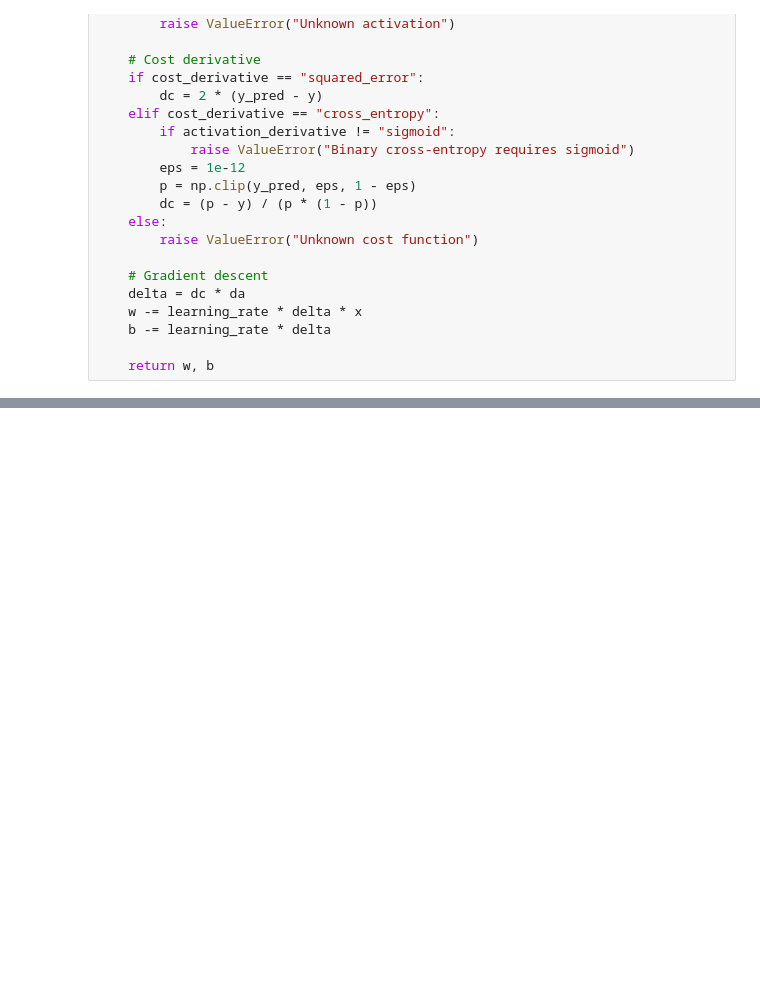
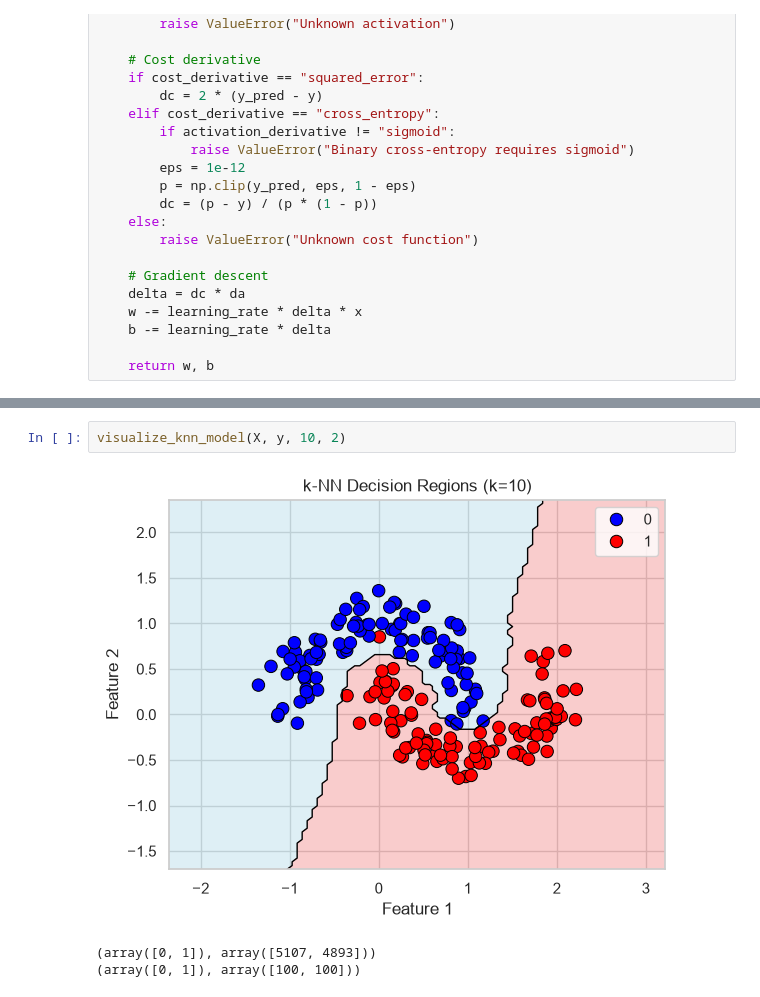
Before and after one commit to hammer-hao/CS6620-HW3, a Jupyter notebook: HW3.ipynb, the cells around one changed output, grey strips where cells are left out. Drawn from its saved outputs; the diff is of its cells as text; blank space fills up the shorter version.

```diff
--- a/HW3.ipynb
+++ b/HW3.ipynb
@@ -153,0 +199,6 @@ def train_neuron(training_record, learning_rate, w, b,
+# %%
+visualize_knn_model(X, y, 10, 2)
+# %% [output]
+[figure, added]
+(array([0, 1]), array([5107, 4893]))
+(array([0, 1]), array([100, 100]))
```
Also changed, not shown: parts of 6 cells of this notebook.
